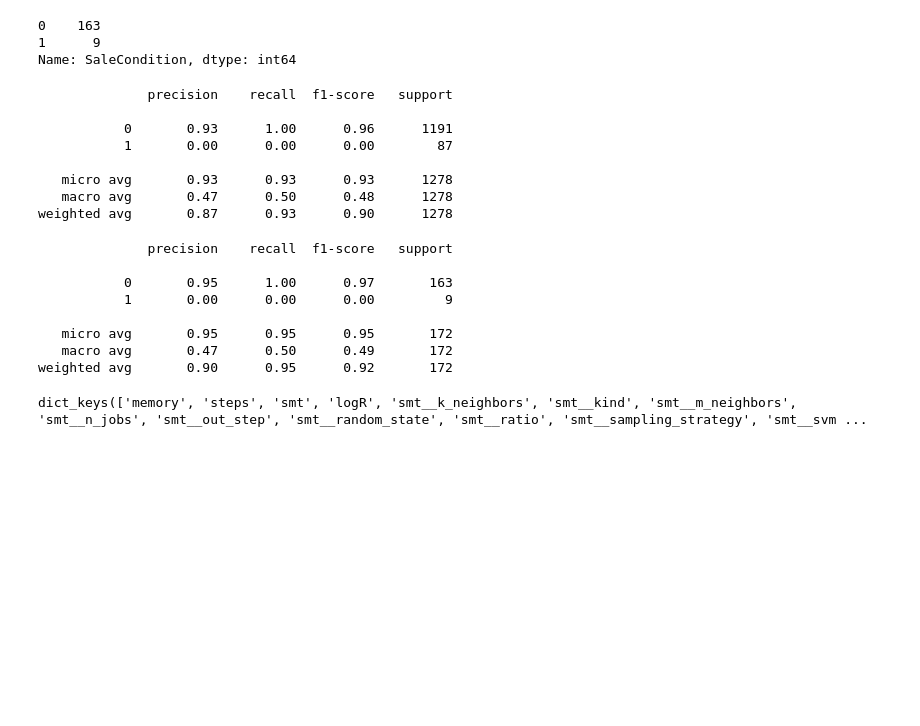
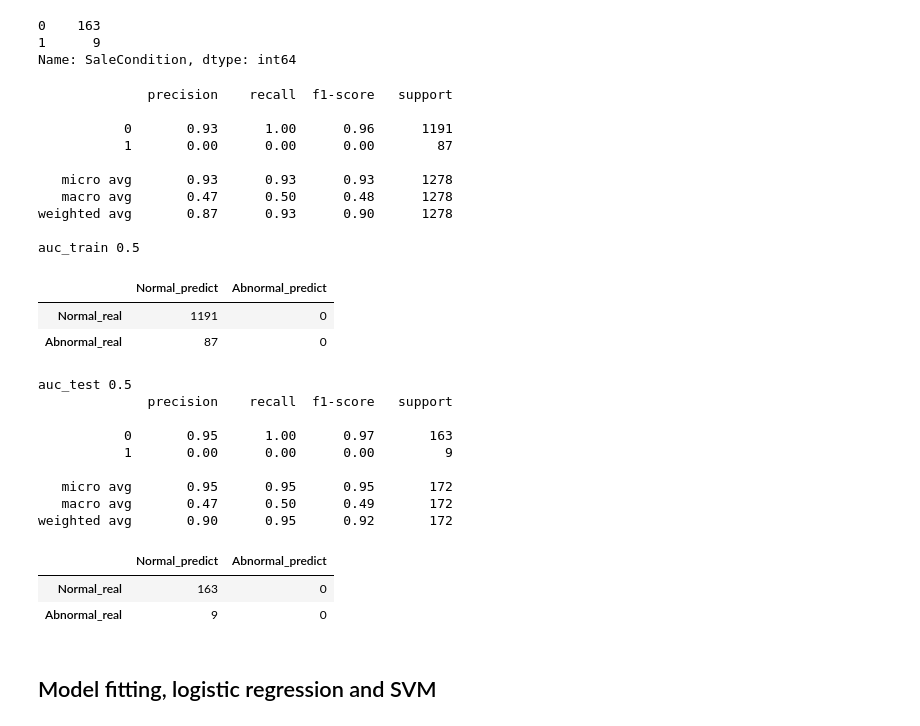
Before and after one commit to Miaowshroom/project3_a2, a Jupyter notebook: project-03-combined.ipynb, the cells around one changed output. Cells and saved outputs as stored; diff of their text form; code cells hidden in the pictures; blank space fills up the shorter version.

```diff
--- a/project-03-combined.ipynb
+++ b/project-03-combined.ipynb
@@ -1982,23 +1987,40 @@ scaler3 = StandardScaler()
 X_train_std_q3 = scaler3.fit_transform(X_train_q3)
 X_test_std_q3 = scaler3.transform(X_test_q3)
 # %%
-# baseline will be all negative
+# baseline for training data will be all negative
 y_train_baseline = [0 for i in range(len(y_train_q3))]
 print(classification_report(y_train_q3, y_train_baseline))
+
+fpr, tp4, _ = roc_curve(y_train_q3, y_train_baseline)
+print(f"auc_train {auc(fpr, tp4)}")
+
+pd.DataFrame(confusion_matrix(y_train_q3, y_train_baseline), columns=['Normal_predict','Abnormal_predict'], index = ['Normal_real','Abnormal_real'])
 # %% [output]
               precision    recall  f1-score   support
 
            0       0.93      1.00      0.96      1191
            1       0.00      0.00      0.00        87
 
    micro avg       0.93      0.93      0.93      1278
    macro avg       0.47      0.50      0.48      1278
 weighted avg       0.87      0.93      0.90      1278
+
+auc_train 0.5
+|  | Normal_predict | Abnormal_predict |
+| Normal_real | 1191 | 0 |
+| Abnormal_real | 87 | 0 |
 # %%
-# baseline will be all negative
+# baseline for test data will be all negative
 y_test_baseline = [0 for i in range(len(y_test_q3))]
+
+fpr, tp4, _ = roc_curve(y_test_q3, y_test_baseline)
+print(f"auc_test {auc(fpr, tp4)}")
+
 print(classification_report(y_test_q3, y_test_baseline))
+
+pd.DataFrame(confusion_matrix(y_test_q3, y_test_baseline), columns=['Normal_predict','Abnormal_predict'], index = ['Normal_real','Abnormal_real'])
 # %% [output]
+auc_test 0.5
               precision    recall  f1-score   support
 
            0       0.95      1.00      0.97       163
@@ -2007,16 +2029,23 @@ print(classification_report(y_test_q3, y_test_baseline))
    micro avg       0.95      0.95      0.95       172
    macro avg       0.47      0.50      0.49       172
 weighted avg       0.90      0.95      0.92       172
+|  | Normal_predict | Abnormal_predict |
+| Normal_real | 163 | 0 |
+| Abnormal_real | 9 | 0 |
+# %% [markdown]
+## Model fitting, logistic regression and SVM
 # %%
-smt = SMOTE(random_state=42,sampling_strategy='minority')
-logR = LogisticRegression(max_iter=1000)
-smt_logR_pipeline = imPipeline([('smt', smt), ('logR', logR)])
-print(smt_logR_pipeline.get_params().keys())
-smt_logR_parameter = {'smt__k_neighbors': [3, 5, 7, 9],
-                     'logR__C': 10**np.linspace(-3, 3, 20),
-                     'logR__class_weight': [None, {1:2, 0:1},{1:3, 0:1}, 'balanced'],
-                     'logR__penalty':['l1', 'l2']}
-smt_logR_Grid = GridSearchCV(smt_logR_pipeline, smt_logR_parameter, cv=5, scoring='f1_macro', n_jobs=7 )
-smt_logR_Grid.fit(X_train_std_q3, y_train_q3)
+## Model 1: setting upsampled Logistic regression with different class weight and C
+## Using SMOTE to upsample the minority data, and using the imbalance learn piplline that will not affect the testing result
+## However, this model was not good
+
+# smt = SMOTE(random_state=42,sampling_strategy='minority')
+# logR = LogisticRegression(max_iter=1000)
+# smt_logR_pipeline = imPipeline([('smt', smt), ('logR', logR)])
+# print(smt_logR_pipeline.get_params().keys())
+# smt_logR_parameter = {'smt__k_neighbors': [5],
+#                      'logR__C': 10**np.linspace(-0.5, 2.5, 10),
+#                      'logR__class_weight': [ {1:3, 0:1}],
+#                      'logR__penalty':['l1']}
+# smt_logR_Grid = GridSearchCV(smt_logR_pipeline, smt_logR_parameter, cv=3, scoring='f1_macro', n_jobs=7 )
+# smt_logR_Grid.fit(X_train_std_q3, y_train_q3)
-# %% [output]
-dict_keys(['memory', 'steps', 'smt', 'logR', 'smt__k_neighbors', 'smt__kind', 'smt__m_neighbors', 'smt__n_jobs', 'smt__out_step', 'smt__random_state', 'smt__ratio', 'smt__sampling_strategy', 'smt__svm ...
```
Also changed, not shown: parts of 18 cells of this notebook.
